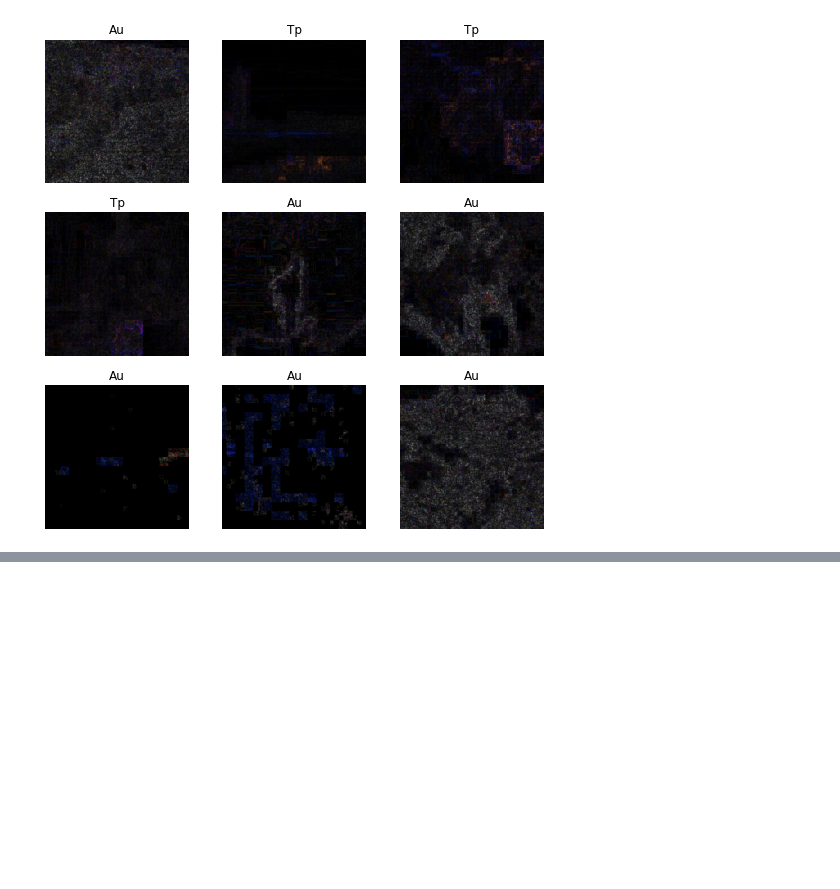
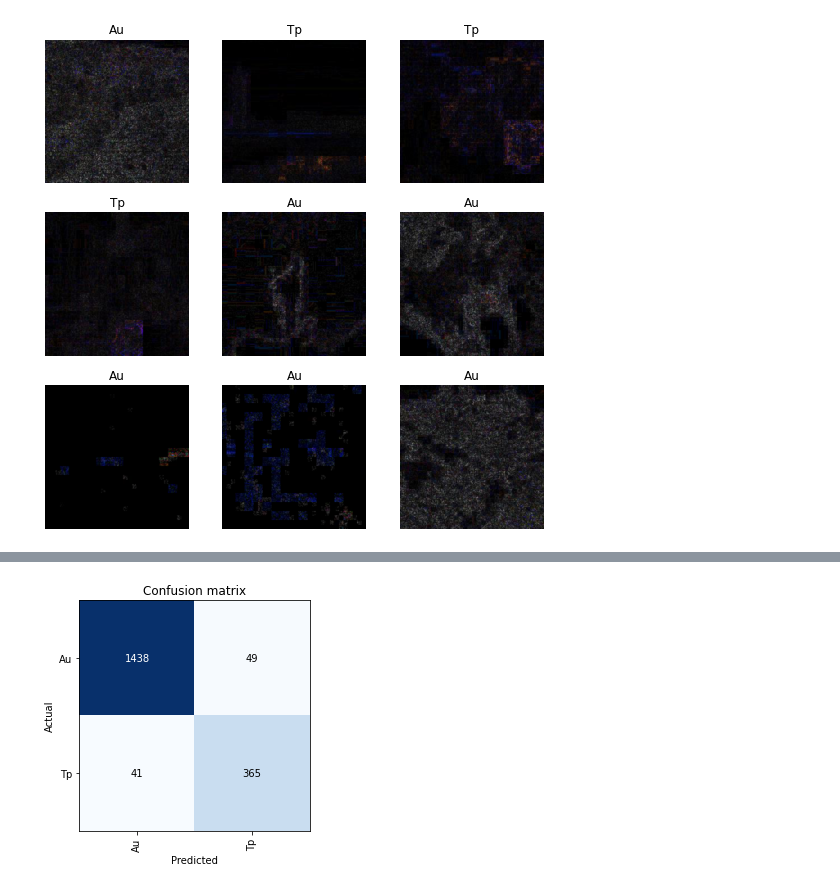
Before and after one commit to skj092/Forgegy-Image-Detection-Using-Error-level-Analysis-and-Deep-Learning, a Jupyter notebook: Fake_Image_Detection.ipynb, the cells around one changed output, grey strips where cells are left out. Drawn from its saved outputs; the diff is of its cells as text; code cells hidden in the pictures; blank space fills up the shorter version.

```diff
--- a/Fake_Image_Detection.ipynb
+++ b/Fake_Image_Detection.ipynb
@@ -107,0 +121,5 @@ learn.fine_tune(4)
+# %%
+# Evaluation
+interp = ClassificationInterpretation.from_learner(learn)
+interp.plot_confusion_matrix()
+# %% [output]
@@ -107,0 +128 @@ learn.fine_tune(4)
+[figure, added]
```
Also changed, not shown: parts of 5 cells of this notebook.
